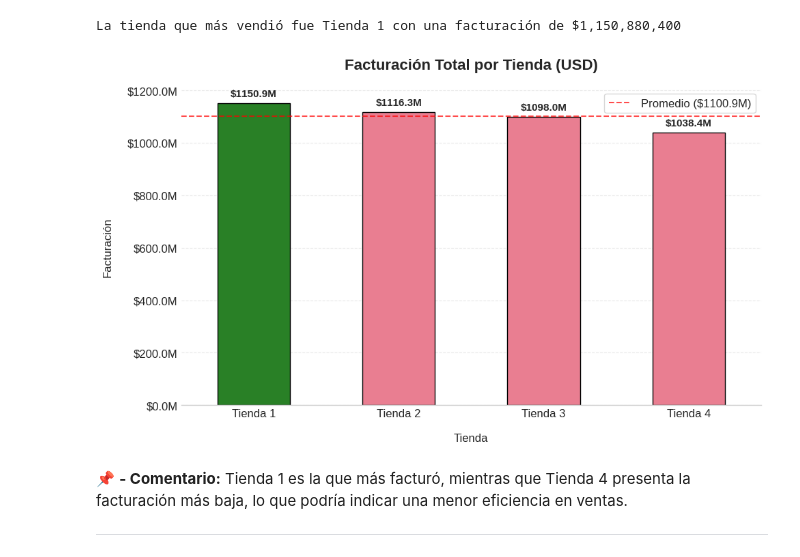
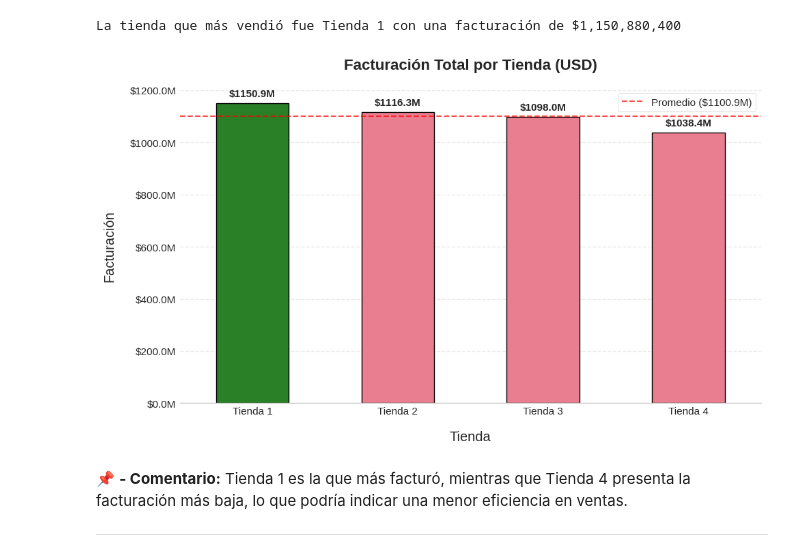
Before and after one commit to mirianosoriov/ChallegeG8-Analisis_de_Ventas-Tiendas_Alura_Store, a Jupyter notebook: Proyecto1_AluraStore.ipynb, the cells around one changed output. Cells and saved outputs as stored; diff of their text form; code cells hidden in the pictures.

```diff
--- a/Proyecto1_AluraStore.ipynb
+++ b/Proyecto1_AluraStore.ipynb
@@ -33,13 +33,10 @@ from matplotlib import ticker
 from IPython.display import HTML, display
 # %%
 #Importamos la data de las 4 tiendas
-url = "https://raw.githubusercontent.com/alura-es-cursos/challenge1-data-science-latam/refs/heads/main/base-de-datos-challenge1-latam/tienda_1%20.csv"
-url2 = "https://raw.githubusercontent.com/alura-es-cursos/challenge1-data-science-latam/refs/heads/main/base-de-datos-challenge1-latam/tienda_2.csv"
-url3 = "https://raw.githubusercontent.com/alura-es-cursos/challenge1-data-science-latam/refs/heads/main/base-de-datos-challenge1-latam/tienda_3.csv"
-url4 = "https://raw.githubusercontent.com/alura-es-cursos/challenge1-data-science-latam/refs/heads/main/base-de-datos-challenge1-latam/tienda_4.csv"
-
-tienda = pd.read_csv(url)
-tienda2 = pd.read_csv(url2)
-tienda3 = pd.read_csv(url3)
-tienda4 = pd.read_csv(url4)
-tienda.head()
+# Lectura de datos directamente en un diccionario
+urls = {
+    'Tienda 1': "https://raw.githubusercontent.com/alura-es-cursos/challenge1-data-science-latam/refs/heads/main/base-de-datos-challenge1-latam/tienda_1%20.csv",
+    'Tienda 2': "https://raw.githubusercontent.com/alura-es-cursos/challenge1-data-science-latam/refs/heads/main/base-de-datos-challenge1-latam/tienda_2.csv",
+    'Tienda 3': "https://raw.githubusercontent.com/alura-es-cursos/challenge1-data-science-latam/refs/heads/main/base-de-datos-challenge1-latam/tienda_3.csv",
+    'Tienda 4': "https://raw.githubusercontent.com/alura-es-cursos/challenge1-data-science-latam/refs/heads/main/base-de-datos-challenge1-latam/tienda_4.csv"
+}
@@ -80,56 +75,46 @@ Facturación por Tienda
 | 4 | Tienda 4 | $1,038,375,700 |
 La tienda que más vendió fue Tienda 1 con una facturación de $1,150,880,400
 # %%
-plt.style.use('seaborn-v0_8-whitegrid')
-sns.set_palette("husl")
-plt.rcParams['figure.figsize'] = (10, 6)
-plt.rcParams['font.size'] = 12
-df_facturacion = df_fact.copy().sort_values('Facturación Total', ascending=False)
-fig, ax = plt.subplots()                                 # Creamos gráfico de barras
-barplot = sns.barplot(
+fig, ax = plt.subplots()
+sns.barplot(
     x='Tienda',
     y='Facturación Total',
-    data=df_facturacion,
-    order=df_facturacion['Tienda'],
+    data=df_fact,
+    order=df_fact['Tienda'],
     width=0.5,
     saturation=0.8,
     edgecolor='black',
     linewidth=1,
     ax=ax
 )
 plt.title('Facturación Total por Tienda (USD)', pad=20, fontsize=16, fontweight='bold')
 plt.xlabel('Tienda', labelpad=15)
 plt.ylabel('Facturación', labelpad=15)
-ax.yaxis.set_major_formatter(ticker.FuncFormatter(lambda x, pos: f'${x/1e6:.1f}M'))
-for p in barplot.patches:
-    barplot.annotate(
+ax.yaxis.set_major_formatter(ticker.FuncFormatter(lambda x, _: f'${x/1e6:.1f}M'))
+for p in ax.patches:
+    ax.annotate(
         f'${p.get_height()/1e6:.1f}M',
         (p.get_x() + p.get_width() / 2., p.get_height()),
-        ha='center',
-        va='center',
-        xytext=(0, 10),
-        textcoords='offset points',
-        fontsize=11,
-        fontweight='bold'
+        ha='center', va='center', xytext=(0, 10), textcoords='offset points',
+        fontsize=11, fontweight='bold'
     )
-barplot.patches[0].set_facecolor('#298026')
-barplot.patches[0].set_edgecolor('#000000')
-promedio = df_facturacion['Facturación Total'].mean()        # Línea de promedio
+ax.patches[0].set_facecolor('#298026') #Resaltamos el mayor
+ax.patches[0].set_edgecolor('#000000')
 ax.axhline(
-    y=promedio,
+    y=df_fact['Facturación Total'].mean(),
     color='red',
     linestyle='--',
     linewidth=1.5,
     alpha=0.7,
-    label=f'Promedio (${promedio/1e6:.1f}M)'
+    label=f'Promedio (${df_fact["Facturación Total"].mean()/1e6:.1f}M)' # Línea de promedio
 )
 plt.legend(loc='upper right', frameon=True)
 plt.grid(axis='y', linestyle='--', alpha=0.4)
 sns.despine(left=True)
 plt.tight_layout()
 plt.show()
 # %% [output]
-[figure, old version]
+[figure, new version]
 # %% [markdown]
 📌 **- Comentario:**
 Tienda 1 es la que más facturó, mientras que Tienda 4 presenta la facturación más baja, lo que podría indicar una menor eficiencia en ventas.
```
Also changed, not shown: parts of 20 cells of this notebook.
